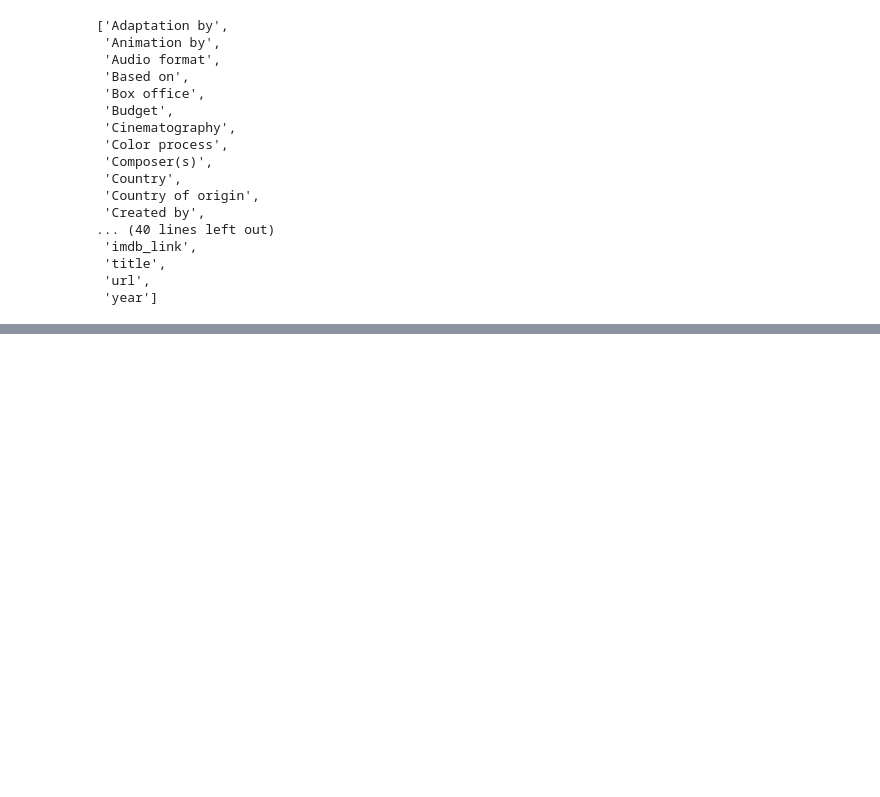
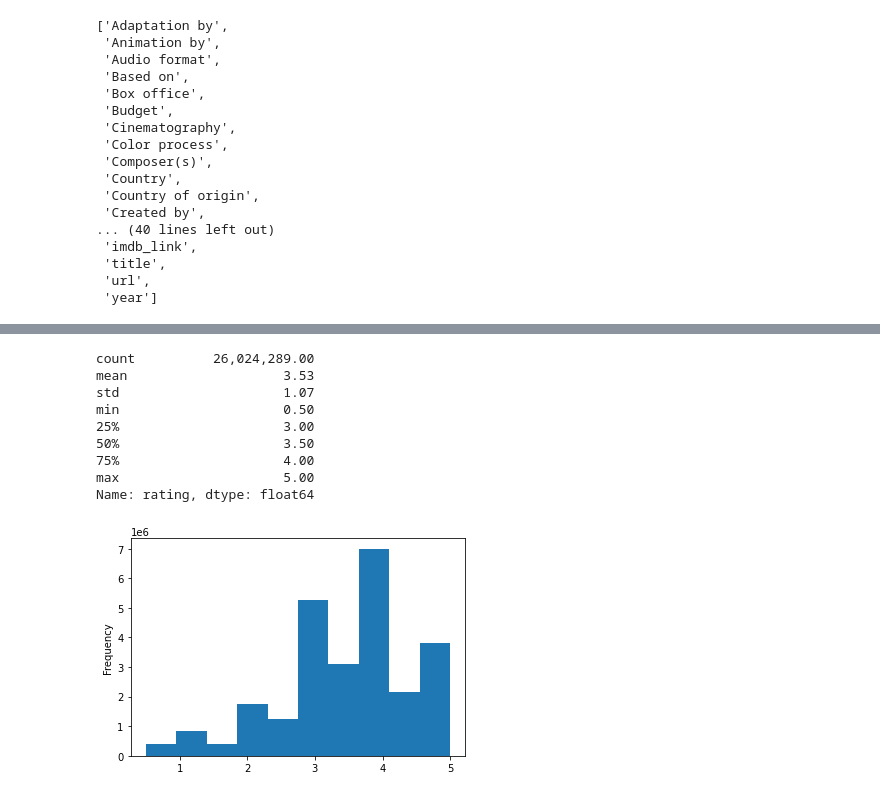
Before and after one commit to bradrobe/Movies-ETL., a Jupyter notebook: movies_practice.ipynb, the cells around one changed output, grey strips where cells are left out. Saved outputs shown, nothing was run; the diff lists cells and outputs as text; code cells hidden in the pictures; blank space fills up the shorter version.

```diff
--- a/movies_practice.ipynb
+++ b/movies_practice.ipynb
@@ -366,0 +1062,21 @@ sorted(wiki_movies_df.columns.tolist())
+# %%
+# This code assigns the above information to the timestamp column
+ratings['timestamp'] = pd.to_datetime(ratings['timestamp'], unit='s')
+# %%
+# Now we'll look at statistics of the actual ratings to check for glaring errors
+# To do this we will use a histogram of the rating distributions then use "describe()" method which gives
+# printout stats of on central tendency and spread
+pd.options.display.float_format = '{:20,.2f}'.format
+ratings['rating'].plot(kind='hist')
+ratings['rating'].describe()
+# %% [output]
+count          26,024,289.00
+mean                    3.53
+std                     1.07
+min                     0.50
+25%                     3.00
+50%                     3.50
+75%                     4.00
+max                     5.00
+Name: rating, dtype: float64
+[figure, added]
```
Also changed, not shown: parts of 66 cells of this notebook, 1 other file.
